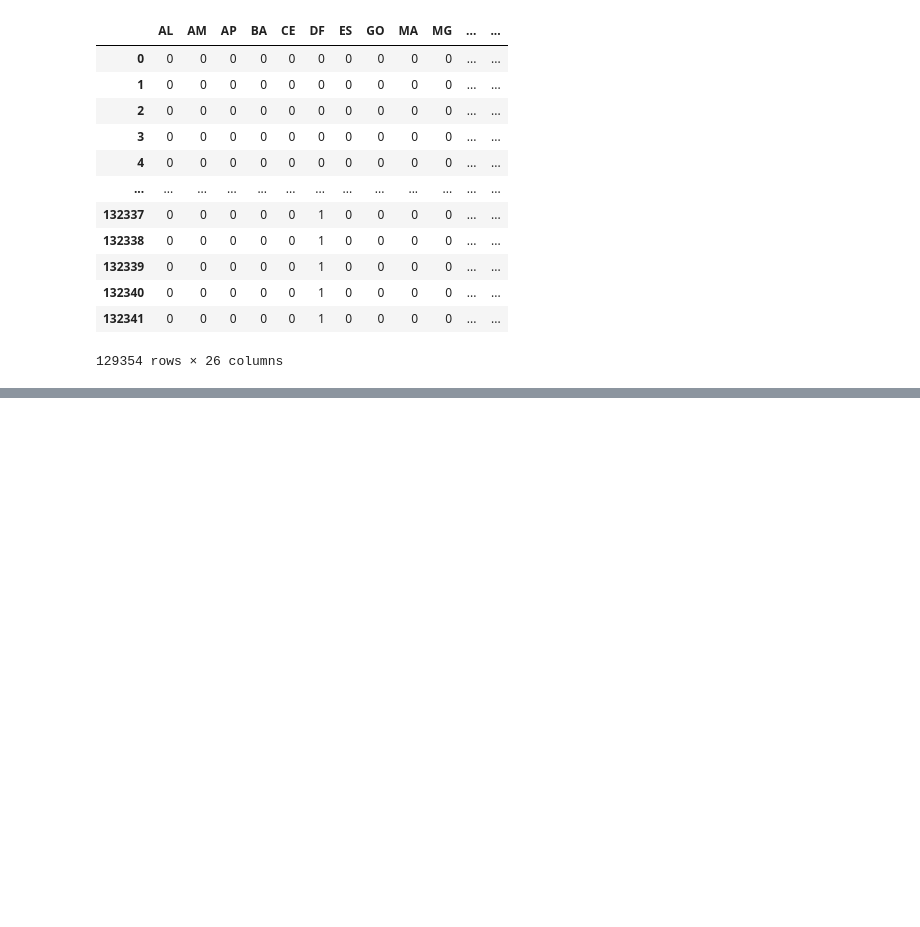
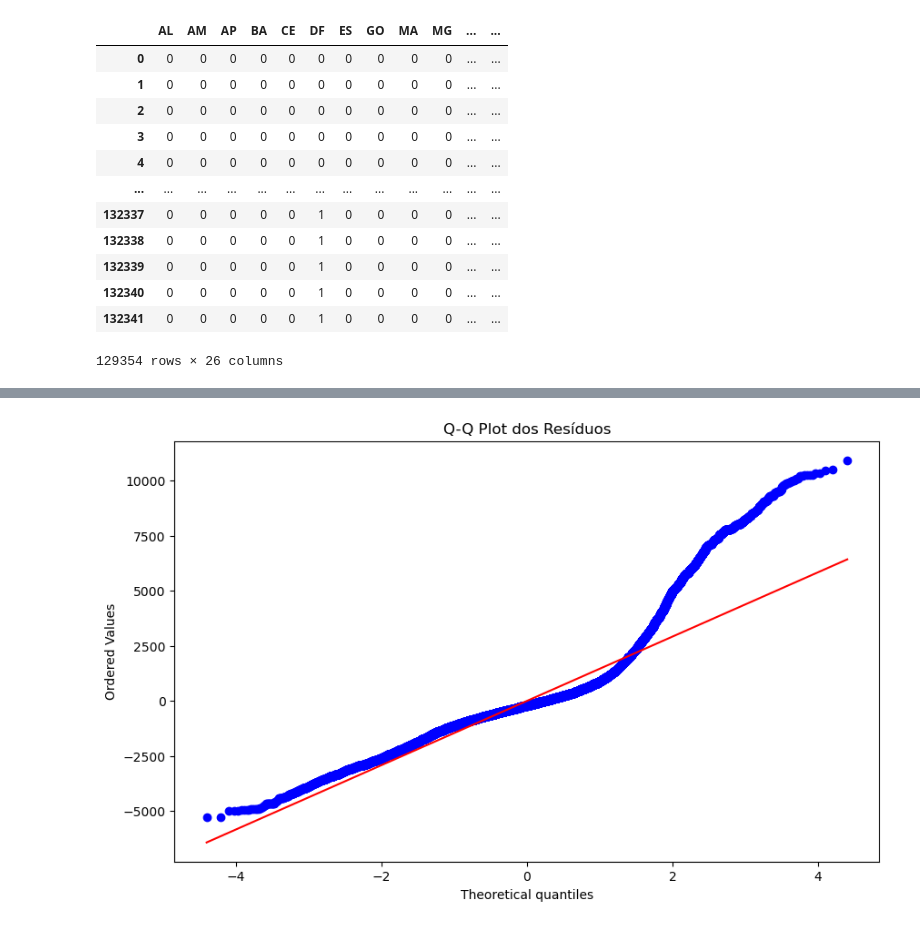
Before and after one commit to guilhermenakama/C_DADOS_PROJETO3, a Jupyter notebook: projeto3_grupo8.ipynb, the cells around one changed output, grey strips where cells are left out. Cells and saved outputs as stored; diff of their text form; code cells hidden in the pictures; blank space fills up the shorter version.

Commit message:
copiado tudo para arquivo projeto

```diff
--- a/projeto3_grupo8.ipynb
+++ b/projeto3_grupo8.ipynb
@@ -510,0 +873,8 @@ dummies_Area = pd.get_dummies(dados_small['Area'],drop_first=True,dtype='int64')
+# %%
+# Plotando o Q-Q plot para verificar a normalidade dos erros
+plt.figure(figsize=(10, 6))
+probplot(residuos, dist="norm", plot=plt)
+plt.title('Q-Q Plot dos Resíduos')
+plt.show()
+# %% [output]
+[figure, added]
```
Also changed, not shown: parts of 15 cells of this notebook.
